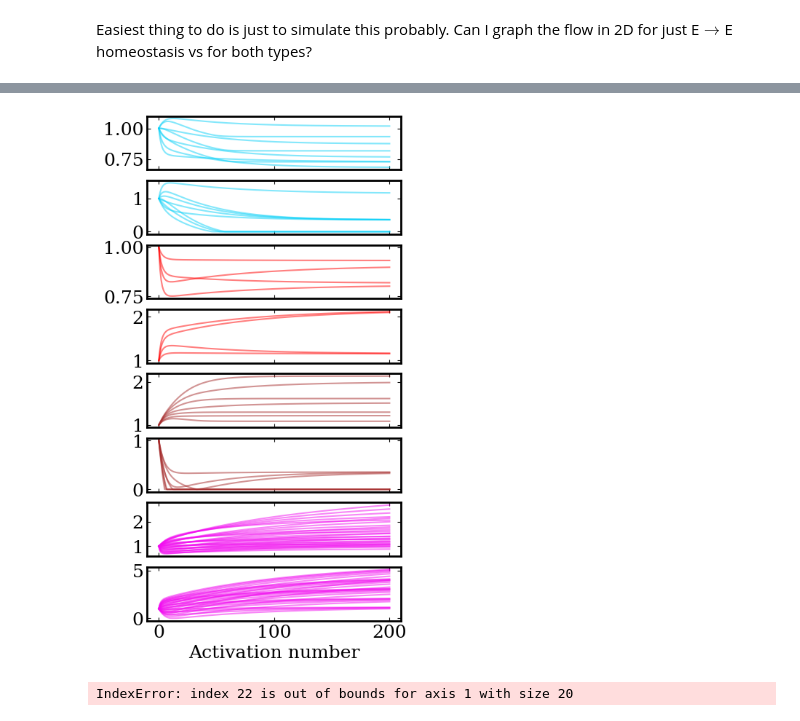
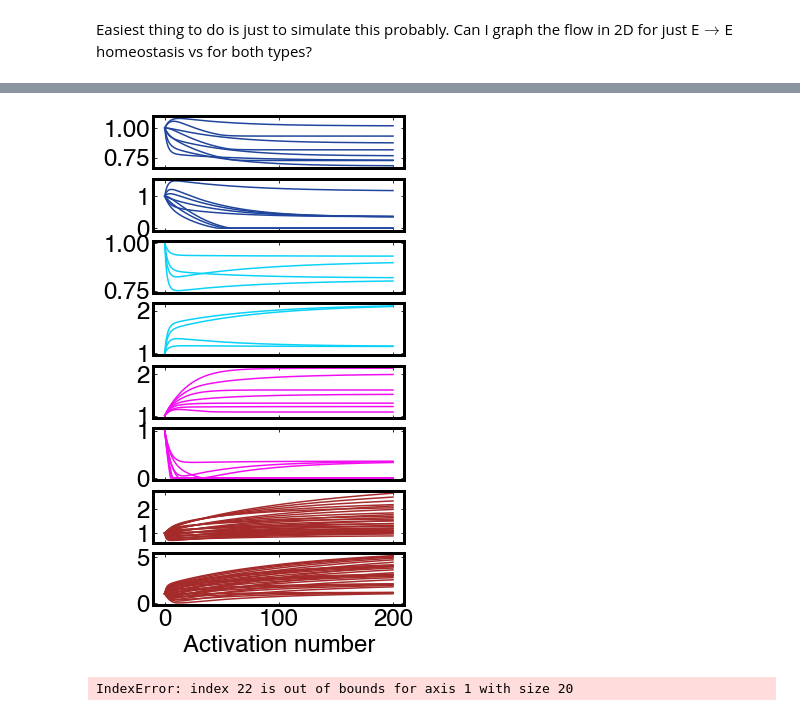
Before and after one commit to davidgbe/automated_plasticity_discovery, a Jupyter notebook: moment_control.ipynb, the cells around one changed output, grey strips where cells are left out. Saved outputs shown, nothing was run; the diff lists cells and outputs as text; code cells hidden in the pictures.

```diff
--- a/moment_control.ipynb
+++ b/moment_control.ipynb
@@ -175,0 +182,15 @@ fig.savefig('./figures/double_setpoint_amp_delay.svg')
+# %%
+scale = 4
+inp_indicies_to_show = [15, 19, 45, 49, 85, 89]
+
+fig, axs = plt.subplots(len(inp_indicies_to_show), 1, figsize=(1.5 * scale, 1.5 * scale), sharex=True, sharey=True)
+colors = get_ordered_colors('cool', all_responses_2_mom.shape[1])
+
+axs[0].set_xlim(-0.005, 0.1)
+axs[0].set_ylim(0, 1.2)
+
+for i, inp_idx in enumerate(inp_indicies_to_show):
+    axs[i].plot(t, all_inps_2_mom[inp_idx, :], zorder=1, c='black')
+
+    for k in [0, -1]:
+        axs[i].plot(t, all_responses_2_mom[inp_idx, k, :], c=colors[k], zorder=0)
@@ -175,0 +199,14 @@ fig.savefig('./figures/double_setpoint_amp_delay.svg')
+# %%
+scale = 3
+inp_indicies_to_show = [15, 19, 45, 49, 85, 89]
+
+fig, axs = plt.subplots(3, 1, figsize=(1.5 * scale, 1.5 * scale), sharex=True, sharey=True)
+colors = get_ordered_colors('cool', len(inp_indicies_to_show))
+
+axs[0].set_xlim(-0.005, 0.1)
+axs[0].set_ylim(0, 1.2)
+
+for i, inp_idx in enumerate(inp_indicies_to_show):
+    axs[0].plot(t, all_inps_2_mom[inp_idx, :], zorder=1, c=colors[i])
+    axs[1].plot(t, all_responses_2_mom[inp_idx, 0, :], c=colors[i], zorder=0)
+    axs[2].plot(t, all_responses_2_mom[inp_idx, -1, :], c=colors[i], zorder=0)
@@ -186,40 +225,40 @@ for i_traj in range(0, trajs.shape[0], 1):
     w_diff = weight_traj[-2] - weight_traj[2]
     b_diff = weight_traj[-1] - weight_traj[3]
 
     w_idxs = np.arange(0, len(weight_traj), 2)
     b_idxs = np.arange(1, len(weight_traj), 2)
 
     if w_diff < 0 and b_diff < 0:
-        color = '#0ad1f8' #pink
+        color = '#1f449c' #pink
         graph_idx = 0
     elif w_diff < 0 and b_diff >= 0:
-        color = 'red'
+        color = '#0ad1f8'
         graph_idx = 1
     elif w_diff >= 0 and b_diff < 0:
-        color = 'brown'
+        color = '#f20df0'
         graph_idx = 2
     else:
-        color = '#f20df0' #light blue
+        color = 'brown' #light blue
         graph_idx = 3
 
-    axs[graph_idx * 2].plot(np.arange(len(w_idxs)), weight_traj[w_idxs] / weight_traj[0] , color=color, alpha=0.5)
-    axs[graph_idx * 2 + 1].plot(np.arange(len(b_idxs)), weight_traj[b_idxs] / weight_traj[1], color=color, alpha=0.5)
+    axs[graph_idx * 2].plot(np.arange(len(w_idxs)), weight_traj[w_idxs] / weight_traj[0] , color=color, alpha=1.)
+    axs[graph_idx * 2 + 1].plot(np.arange(len(b_idxs)), weight_traj[b_idxs] / weight_traj[1], color=color, alpha=1.)
 #     axs.plot(traj[[0, 2]], traj[[1, 3]], '--', color=colors[i_traj], alpha=0.5)
 #     axs.scatter([traj[5]], [traj[4]], color='black')
 #     axs.scatter([traj[-1]], [traj[-2]], color='red', zorder=10)
 
 axs[7].set_xlabel('Activation number')
 # axs[3].set_ylabel('Coefficient magnitude')
 
 for i in range(8):
     axs[i].tick_params(axis='both', which='both', direction='in', right=True, top=True)
 #     axs[i].set_ylim(0, 2)
 # plt.subplots_adjust(wspace=0, hspace=0.05)
 
 # fig.savefig('./figures/double_setpoint_amp_delay.png')
 # fig.savefig('./figures/double_setpoint_amp_delay.svg')
 # %% [output]
-[figure, old version]
+[figure, new version]
 # %%
 trajs_inh = copy(trajs)
 # %%
```
Also changed, not shown: parts of 11 cells of this notebook.
